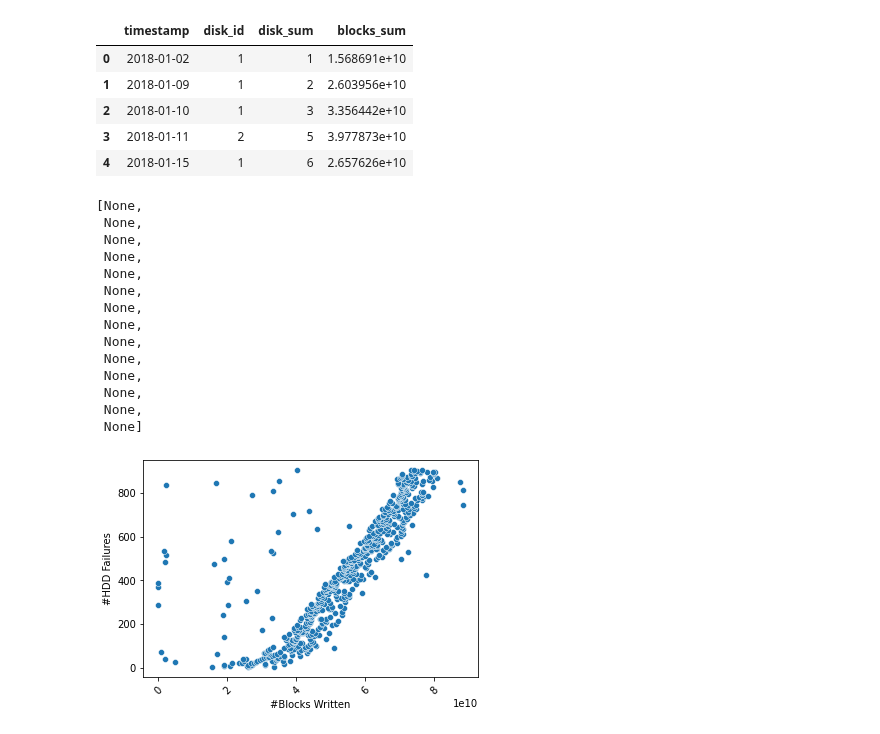
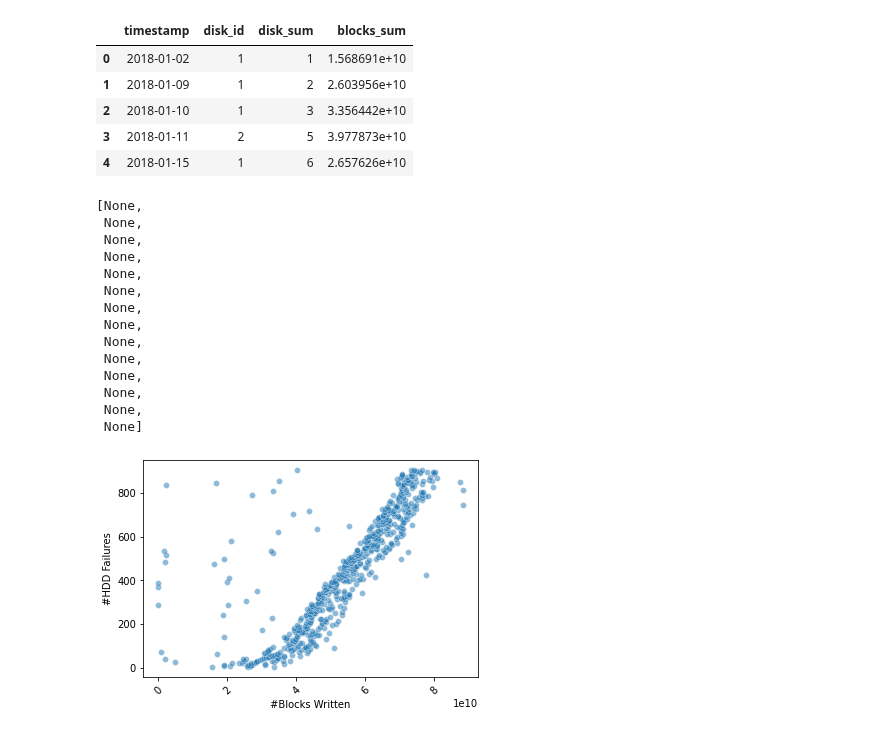
Before and after one commit to EricBorba/StorageFailurePredictor, a Jupyter notebook: WriteAnalModelHDD.ipynb, the cells around one changed output. Saved outputs shown, nothing was run; the diff lists cells and outputs as text; code cells hidden in the pictures.

```diff
--- a/WriteAnalModelHDD.ipynb
+++ b/WriteAnalModelHDD.ipynb
@@ -168,26 +180,26 @@ groupHDDFailures.head()
 | 3 | 2018-01-11 | 2 | 5 | 3.977873e+10 |
 | 4 | 2018-01-15 | 1 | 6 | 2.657626e+10 |
 # %%
-graph = sns.scatterplot(x = "blocks_sum", y = 'disk_sum', palette = 'deep', data = groupHDDFailures)
+graph = sns.scatterplot(x = "blocks_sum", y = 'disk_sum', palette = 'deep', data = groupHDDFailures, alpha=0.5)
 graph.set(xlabel ="#Blocks Written", ylabel = "#HDD Failures")
-plt.savefig('img/HDDFailuresBlocksWrittenScatter.pdf')
+plt.savefig('img/HDDFailuresBlocksWrittenScatter' + model + '.pdf')
 plt.setp(graph.get_xticklabels(), rotation=45)
 # %% [output]
 [None,
  None,
  None,
  None,
  None,
  None,
  None,
  None,
  None,
  None,
  None,
  None,
  None,
  None]
-[figure, old version]
+[figure, new version]
 # %%
 graph = sns.lineplot(x = "blocks_sum", y = 'disk_sum', palette = 'deep', data = groupHDDFailures)
 graph.set(xlabel ="#Blocks Written", ylabel = "#HDD Failures")
```
Also changed, not shown: parts of 15 cells of this notebook, 3 other files.
